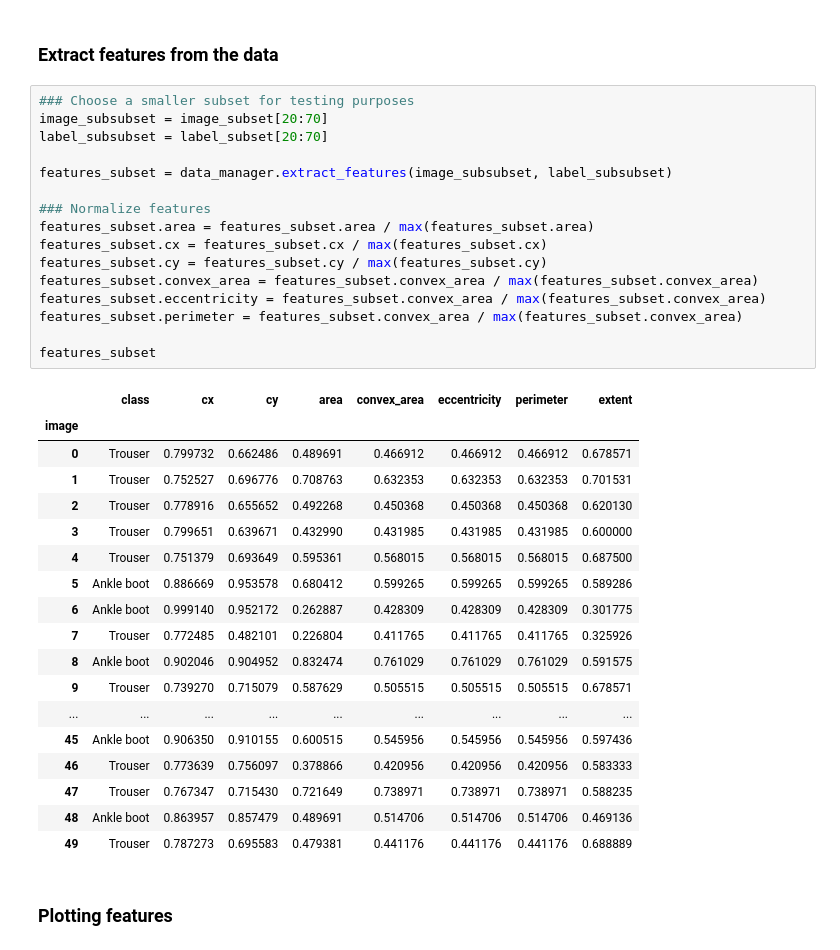
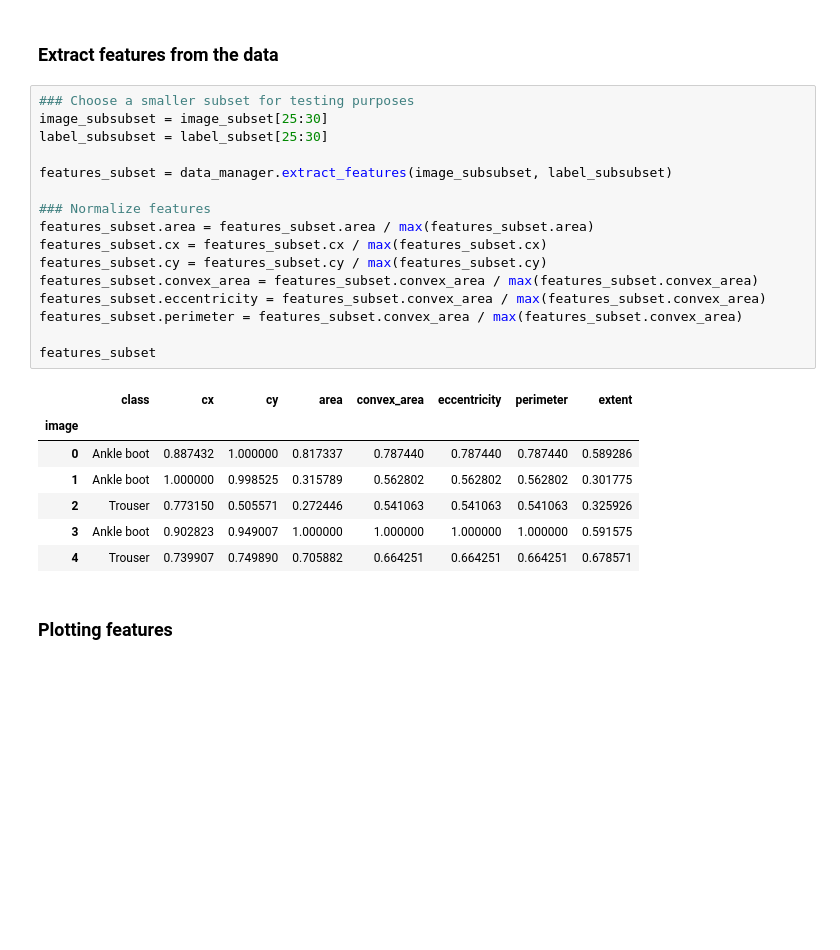
Before and after one commit to danielhp97/MLVC_1, a Jupyter notebook: Assignment1.ipynb, the cells around one changed output. Cells and saved outputs as stored; diff of their text form; blank space fills up the shorter version.

```diff
--- a/Assignment1.ipynb
+++ b/Assignment1.ipynb
@@ -42,39 +42,28 @@ plt.show()
 ### Extract features from the data
 # %%
 ### Choose a smaller subset for testing purposes
-image_subsubset = image_subset[20:70]
-label_subsubset = label_subset[20:70]
+image_subsubset = image_subset[25:30]
+label_subsubset = label_subset[25:30]
 
 features_subset = data_manager.extract_features(image_subsubset, label_subsubset)
 
 ### Normalize features
 features_subset.area = features_subset.area / max(features_subset.area)
 features_subset.cx = features_subset.cx / max(features_subset.cx)
 features_subset.cy = features_subset.cy / max(features_subset.cy)
 features_subset.convex_area = features_subset.convex_area / max(features_subset.convex_area)
 features_subset.eccentricity = features_subset.convex_area / max(features_subset.convex_area)
 features_subset.perimeter = features_subset.convex_area / max(features_subset.convex_area)
 
 features_subset
 # %% [output]
 |  | class | cx | cy | area | convex_area | eccentricity | perimeter | extent |
 | image |  |  |  |  |  |  |  |  |
-| 0 | Trouser | 0.799732 | 0.662486 | 0.489691 | 0.466912 | 0.466912 | 0.466912 | 0.678571 |
-| 1 | Trouser | 0.752527 | 0.696776 | 0.708763 | 0.632353 | 0.632353 | 0.632353 | 0.701531 |
-| 2 | Trouser | 0.778916 | 0.655652 | 0.492268 | 0.450368 | 0.450368 | 0.450368 | 0.620130 |
-| 3 | Trouser | 0.799651 | 0.639671 | 0.432990 | 0.431985 | 0.431985 | 0.431985 | 0.600000 |
-| 4 | Trouser | 0.751379 | 0.693649 | 0.595361 | 0.568015 | 0.568015 | 0.568015 | 0.687500 |
-| 5 | Ankle boot | 0.886669 | 0.953578 | 0.680412 | 0.599265 | 0.599265 | 0.599265 | 0.589286 |
-| 6 | Ankle boot | 0.999140 | 0.952172 | 0.262887 | 0.428309 | 0.428309 | 0.428309 | 0.301775 |
-| 7 | Trouser | 0.772485 | 0.482101 | 0.226804 | 0.411765 | 0.411765 | 0.411765 | 0.325926 |
-| 8 | Ankle boot | 0.902046 | 0.904952 | 0.832474 | 0.761029 | 0.761029 | 0.761029 | 0.591575 |
-| 9 | Trouser | 0.739270 | 0.715079 | 0.587629 | 0.505515 | 0.505515 | 0.505515 | 0.678571 |
-| ... | ... | ... | ... | ... | ... | ... | ... | ... |
-| 45 | Ankle boot | 0.906350 | 0.910155 | 0.600515 | 0.545956 | 0.545956 | 0.545956 | 0.597436 |
-| 46 | Trouser | 0.773639 | 0.756097 | 0.378866 | 0.420956 | 0.420956 | 0.420956 | 0.583333 |
-| 47 | Trouser | 0.767347 | 0.715430 | 0.721649 | 0.738971 | 0.738971 | 0.738971 | 0.588235 |
-| 48 | Ankle boot | 0.863957 | 0.857479 | 0.489691 | 0.514706 | 0.514706 | 0.514706 | 0.469136 |
-| 49 | Trouser | 0.787273 | 0.695583 | 0.479381 | 0.441176 | 0.441176 | 0.441176 | 0.688889 |
+| 0 | Ankle boot | 0.887432 | 1.000000 | 0.817337 | 0.787440 | 0.787440 | 0.787440 | 0.589286 |
+| 1 | Ankle boot | 1.000000 | 0.998525 | 0.315789 | 0.562802 | 0.562802 | 0.562802 | 0.301775 |
+| 2 | Trouser | 0.773150 | 0.505571 | 0.272446 | 0.541063 | 0.541063 | 0.541063 | 0.325926 |
+| 3 | Ankle boot | 0.902823 | 0.949007 | 1.000000 | 1.000000 | 1.000000 | 1.000000 | 0.591575 |
+| 4 | Trouser | 0.739907 | 0.749890 | 0.705882 | 0.664251 | 0.664251 | 0.664251 | 0.678571 |
 # %% [markdown]
 ### Plotting features
 # %%
```
Also changed, not shown: parts of 3 cells of this notebook, 1 other file.
